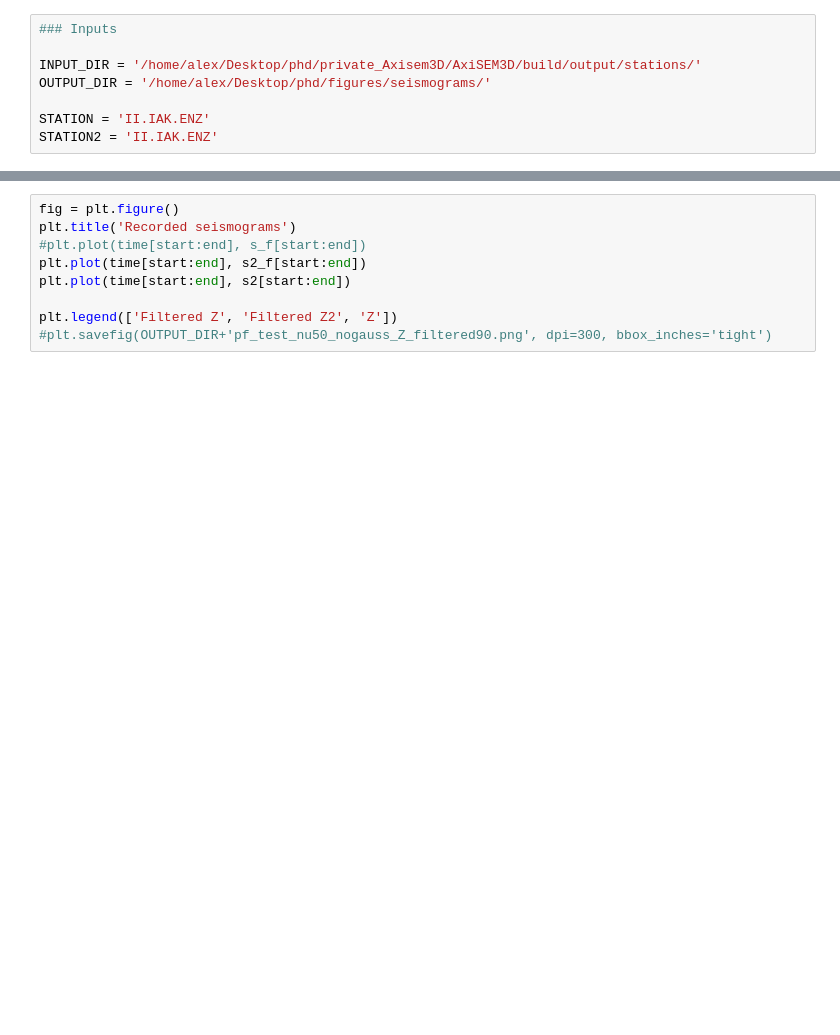
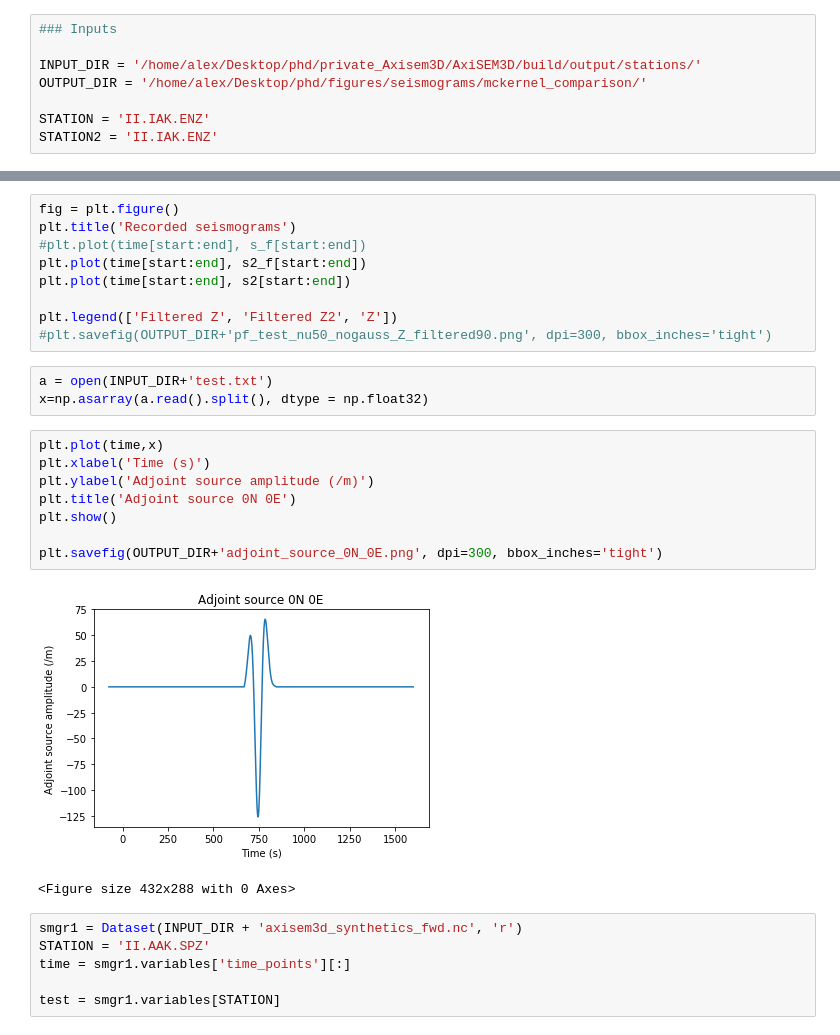
Before and after one commit to AlexSzen/private_Axisem3D, a Jupyter notebook: AxiSEM3D/python_scripts/plot_seismograms_netcdf.ipynb, the cells around one changed output, grey strips where cells are left out. Drawn from its saved outputs; the diff is of its cells as text; blank space fills up the shorter version.

```diff
--- a/AxiSEM3D/python_scripts/plot_seismograms_netcdf.ipynb
+++ b/AxiSEM3D/python_scripts/plot_seismograms_netcdf.ipynb
@@ -11,7 +11,7 @@ import copy
 ### Inputs
 
 INPUT_DIR = '/home/alex/Desktop/phd/private_Axisem3D/AxiSEM3D/build/output/stations/'
-OUTPUT_DIR = '/home/alex/Desktop/phd/figures/seismograms/'
+OUTPUT_DIR = '/home/alex/Desktop/phd/figures/seismograms/mckernel_comparison/'
 
 STATION = 'II.IAK.ENZ'
 STATION2 = 'II.IAK.ENZ'
@@ -130,3 +130,23 @@ plt.plot(time[start:end], s2[start:end])
 
 plt.legend(['Filtered Z', 'Filtered Z2', 'Z'])
 #plt.savefig(OUTPUT_DIR+'pf_test_nu50_nogauss_Z_filtered90.png', dpi=300, bbox_inches='tight')
+# %%
+a = open(INPUT_DIR+'test.txt')
+x=np.asarray(a.read().split(), dtype = np.float32)
+# %%
+plt.plot(time,x)
+plt.xlabel('Time (s)')
+plt.ylabel('Adjoint source amplitude (/m)')
+plt.title('Adjoint source 0N 0E')
+plt.show()
+
+plt.savefig(OUTPUT_DIR+'adjoint_source_0N_0E.png', dpi=300, bbox_inches='tight')
+# %% [output]
+[figure, added]
+<Figure size 432x288 with 0 Axes>
+# %%
+smgr1 = Dataset(INPUT_DIR + 'axisem3d_synthetics_fwd.nc', 'r')
+STATION = 'II.AAK.SPZ'
+time = smgr1.variables['time_points'][:]
+
+test = smgr1.variables[STATION]
```
Also changed, not shown: parts of 11 cells of this notebook, 4 other files.
